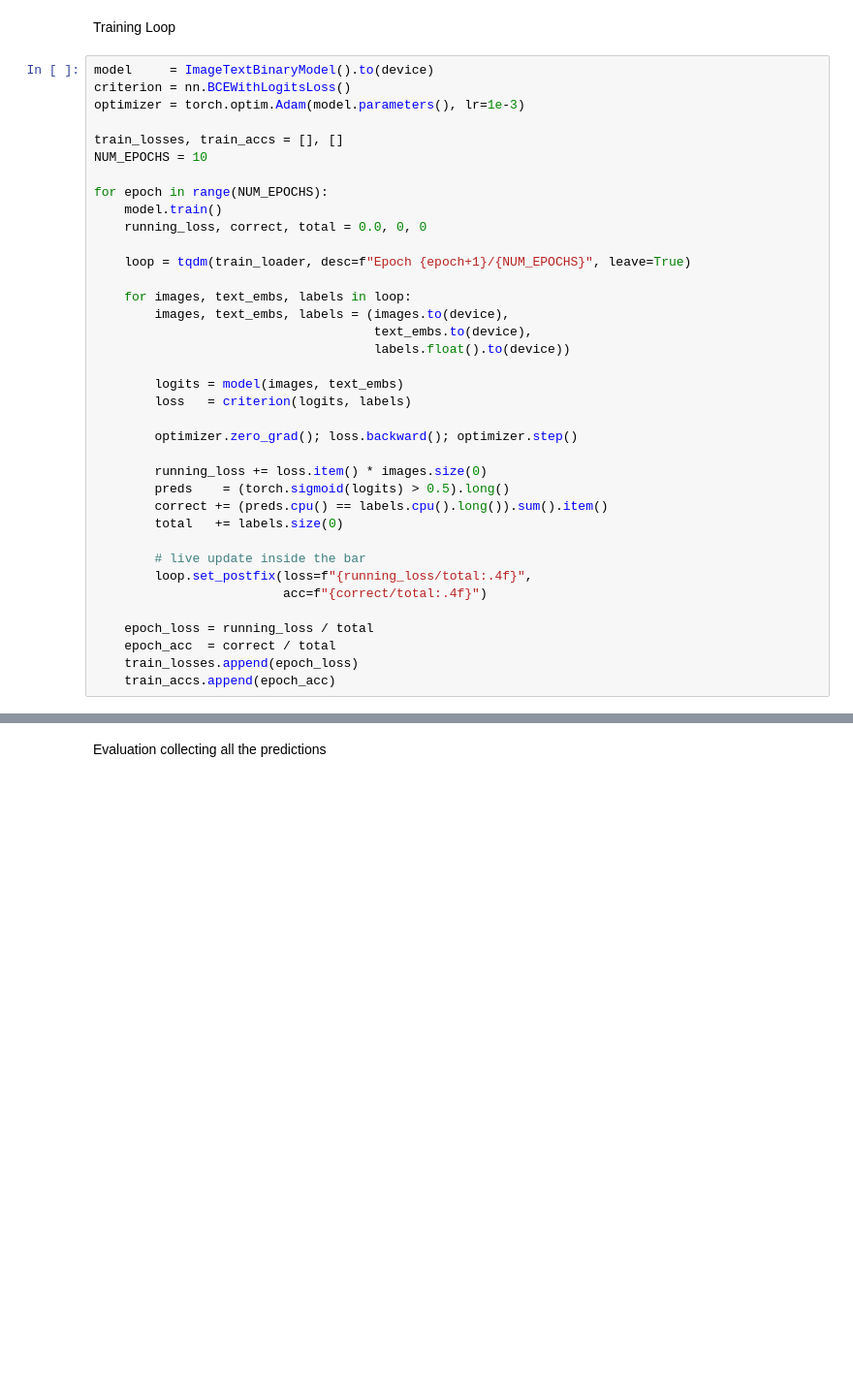
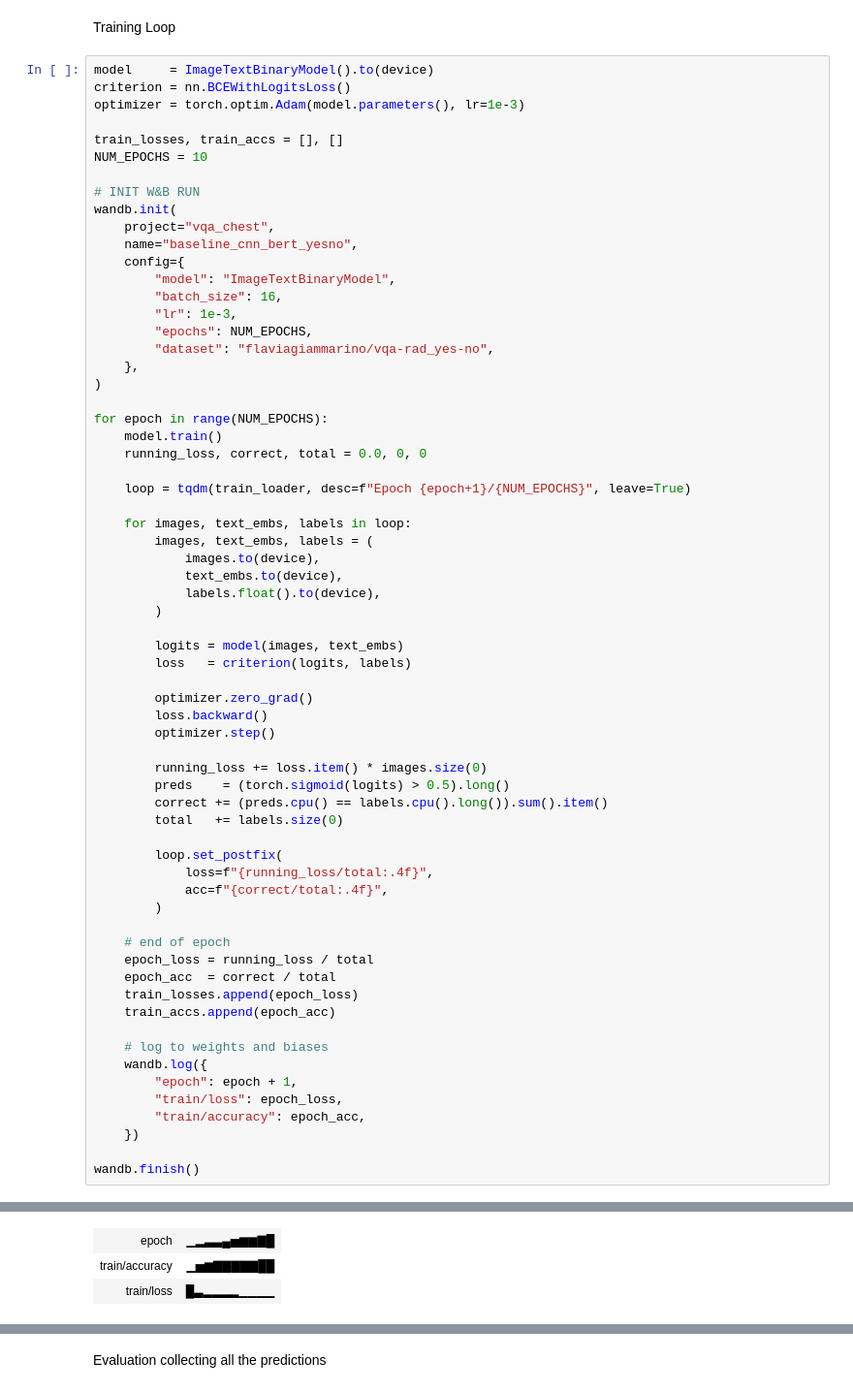
Before and after one commit to Naif-Ganadily/vqa-chest, a Jupyter notebook: notebooks/Baseline.ipynb, the cells around one changed output, grey strips where cells are left out. Shown at 97% size. Drawn from its saved outputs; the diff is of its cells as text; blank space fills up the shorter version.

Commit message:
Completed the Baseline using Weights and Biases

```diff
--- a/notebooks/Baseline.ipynb
+++ b/notebooks/Baseline.ipynb
@@ -248,6 +256,19 @@ optimizer = torch.optim.Adam(model.parameters(), lr=1e-3)
 train_losses, train_accs = [], []
 NUM_EPOCHS = 10
 
+# INIT W&B RUN
+wandb.init(
+    project="vqa_chest",
+    name="baseline_cnn_bert_yesno",
+    config={
+        "model": "ImageTextBinaryModel",
+        "batch_size": 16,
+        "lr": 1e-3,
+        "epochs": NUM_EPOCHS,
+        "dataset": "flaviagiammarino/vqa-rad_yes-no",
+    },
+)
+
 for epoch in range(NUM_EPOCHS):
     model.train()
     running_loss, correct, total = 0.0, 0, 0
@@ -255,25 +276,41 @@ for epoch in range(NUM_EPOCHS):
     loop = tqdm(train_loader, desc=f"Epoch {epoch+1}/{NUM_EPOCHS}", leave=True)
 
     for images, text_embs, labels in loop:
-        images, text_embs, labels = (images.to(device),
-                                     text_embs.to(device),
-                                     labels.float().to(device))
+        images, text_embs, labels = (
+            images.to(device),
+            text_embs.to(device),
+            labels.float().to(device),
+        )
 
         logits = model(images, text_embs)
         loss   = criterion(logits, labels)
 
-        optimizer.zero_grad(); loss.backward(); optimizer.step()
+        optimizer.zero_grad()
+        loss.backward()
+        optimizer.step()
 
         running_loss += loss.item() * images.size(0)
         preds    = (torch.sigmoid(logits) > 0.5).long()
         correct += (preds.cpu() == labels.cpu().long()).sum().item()
         total   += labels.size(0)
 
-        # live update inside the bar
-        loop.set_postfix(loss=f"{running_loss/total:.4f}",
-                         acc=f"{correct/total:.4f}")
+        loop.set_postfix(
+            loss=f"{running_loss/total:.4f}",
+            acc=f"{correct/total:.4f}",
+        )
 
+    # end of epoch
     epoch_loss = running_loss / total
     epoch_acc  = correct / total
     train_losses.append(epoch_loss)
     train_accs.append(epoch_acc)
+
+    # log to weights and biases
+    wandb.log({
+        "epoch": epoch + 1,
+        "train/loss": epoch_loss,
+        "train/accuracy": epoch_acc,
+    })
+
+wandb.finish()
+# %% [output]
@@ -279,0 +327,3 @@ for epoch in range(NUM_EPOCHS):
+| epoch | ▁▂▃▃▄▅▆▆▇█ |
+| train/accuracy | ▁▅▆▇▇▇▇▇██ |
+| train/loss | █▃▂▂▂▂▁▁▁▁ |
```
Also changed, not shown: parts of 18 cells of this notebook, 5 other files.
